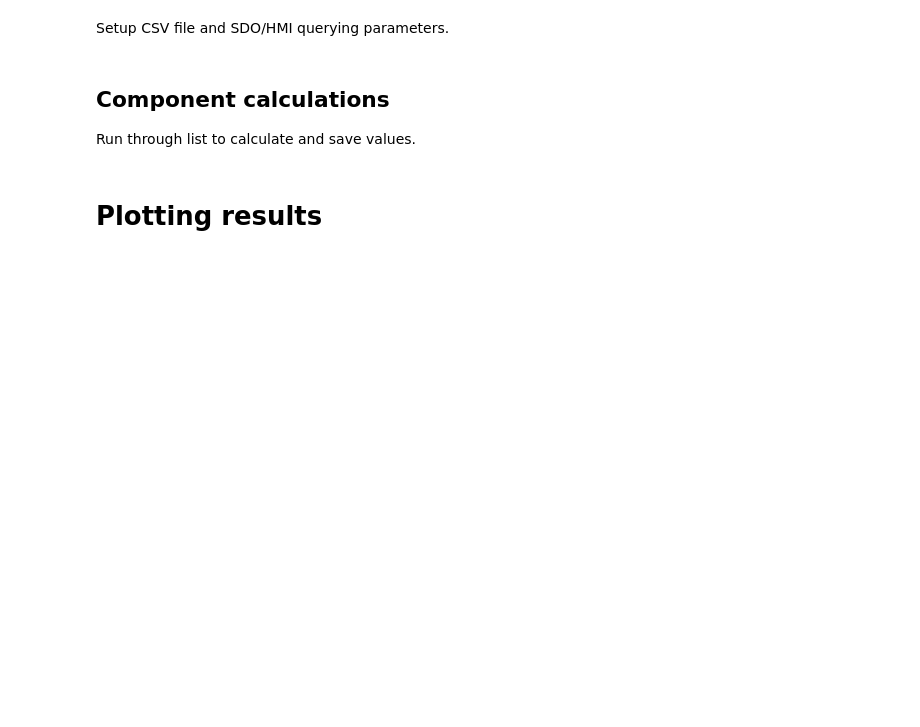
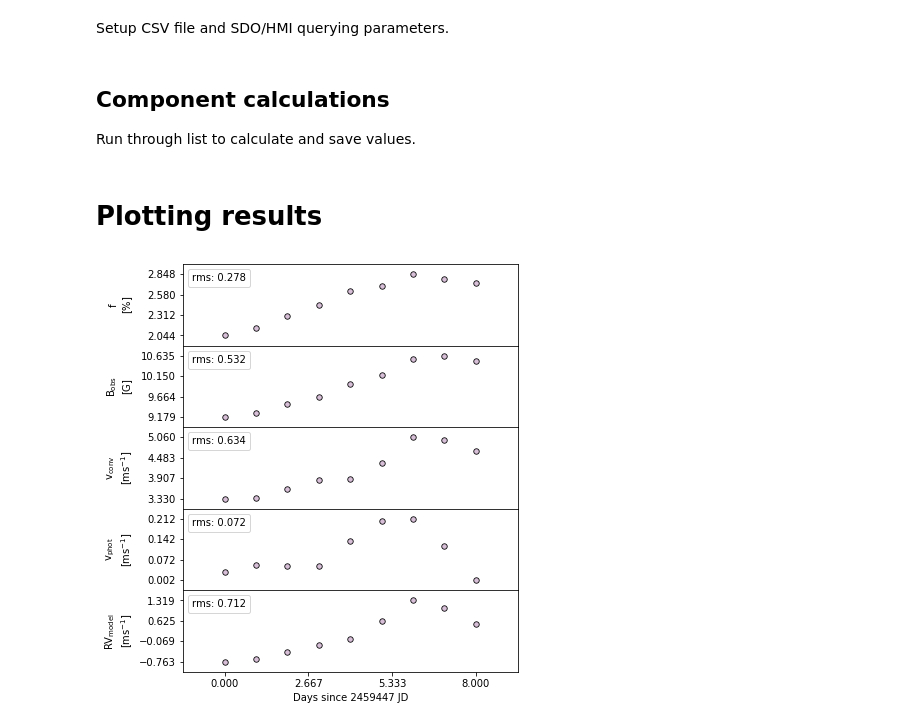
Before and after one commit to tamarervin/SolAster, a Jupyter notebook: SolAster/examples/full_pipeline.ipynb, the cells around one changed output. Drawn from its saved outputs; the diff is of its cells as text; code cells hidden in the pictures; blank space fills up the shorter version.

```diff
--- a/SolAster/examples/full_pipeline.ipynb
+++ b/SolAster/examples/full_pipeline.ipynb
@@ -33,7 +30,7 @@ class Inputs:
     """
 
     # name of csv file to store calculations
-    csv_name = 'example.csv'
+    csv_name = 'example_calcs.csv'
 
     # name of instrument to use for calculation of RV model
     # choose either 'NEID' or 'HARPS-N'
@@ -52,6 +49,9 @@ class Inputs:
     diagnostic_plots = True
     # path to save diagnostic figure or none
     save_fig = None
+
+    # figure title for plot of calculations
+    fig_title = 'example_plot.png'
 # %% [markdown]
 Setup CSV file and SDO/HMI querying parameters.
 # %%
@@ -70,8 +70,9 @@ row_contents = ['date_obs', 'date_jd', 'rv_model', 'v_quiet', 'v_disc', 'v_phot'
                 'vconv_small']
 
 # create file names
-csv_file = os.path.join(CsvDir.CALC, csv_name+'.csv')
-bad_dates_csv = os.path.join(CsvDir.CALC, csv_name+'_bad_dates.csv')
+csv_file = os.path.join(CsvDir.CALC, csv_name)
+bad_dates_csv = os.path.join(CsvDir.CALC, csv_name[-4:]+'_bad_dates.csv')
+print(bad_dates_csv)
 utils.append_list_as_row(csv_file, row_contents)
 
 
@@ -88,7 +89,7 @@ Run through list to calculate and save values.
 # %%
 for i, date in enumerate(dates_list):
     # convert the date to a string -- required for use in csv file
-    date_str, date_obj, date_jd = utils.get_dates(date)
+    date_str, date_obj, date_jd = SolAster.tools.utilities.get_dates(date)
 
     # pull image within specified time range
     result = Fido.search(a.Time(str(date_obj - time_range), str(date_obj + time_range)),
@@ -257,7 +258,7 @@ for i, date in enumerate(dates_list):
                 round_vals.append(val)
 
             # append these values to the csv file
-            utils.append_list_as_row(csv_file, round_vals)
+            SolAster.tools.utilities.append_list_as_row(csv_file, round_vals)
 
             # print that the date is completed
             print('\nCalculations and save to file complete for ' + date_str + ' index: ' + str(i))
@@ -295,32 +296,34 @@ fig, axs = plt.subplots(len(y_list), 1, sharex='all', figsize=[6, 1.5 * len(y_li
 for i in range(0, len(axs)):
     axs[i].set(ylabel=ylabel_list[i])
     rng = (y_list[i].max() - y_list[i].min())
     step = rng/6
     ylim = (y_list[i].min() - step, y_list[i].max() + step)
     yticks = np.arange(y_list[i].min(), y_list[i].max()+0.0002, step=step*2)
     axs[i].set(ylim=ylim, yticks=yticks)
 
 # create x-axis ticks and labels
 axs[i].set(xlabel=xlabel)
 rng = (x.max() - x.min())
 step = rng/6
 xlim = (x.min() - step, x.max() + step)
 xticks = np.arange(x.min(), x.max()+.001, step=step*2)
 axs[i].set(xlim=xlim, xticks=xticks)
 
 # plot data
 for i in range(0, len(axs)):
     axs[i].scatter(x, y_list[i], color='thistle', s=30, edgecolors='k', linewidths=0.8,
                    label='rms: ' + str(np.round(np.std(y_list[i]), 3)))
 
     leg = axs[i].legend(handlelength=0, handletextpad=0, loc='upper left')
     for item in leg.legendHandles:
         item.set_visible(False)
 
 
 # align y axis labels
 fig.align_ylabels(axs)
 
 # save figure
-fig_path = os.path.join(ImgDir.IMG_DIR, 'example_rv_comp.png')
-fig.savefig(fig_path)
+fig_path = os.path.join(ImgDir.IMG_DIR, Inputs.fig_title)
+fig.savefig(fig_path, dpi=1200)
+# %% [output]
+[figure, added]
```
Also changed, not shown: parts of 2 cells of this notebook, 7 other files.
